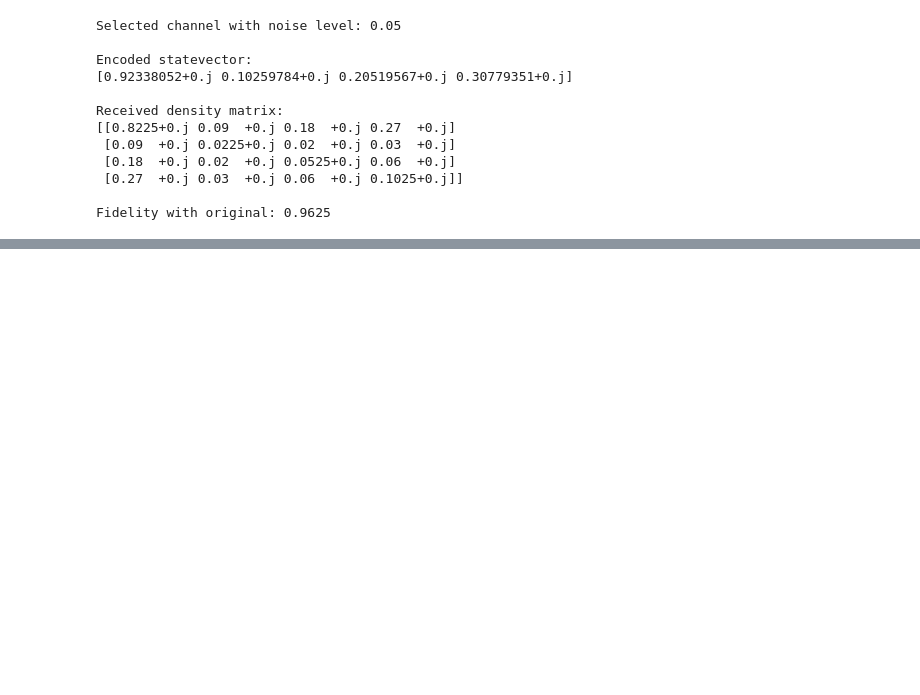
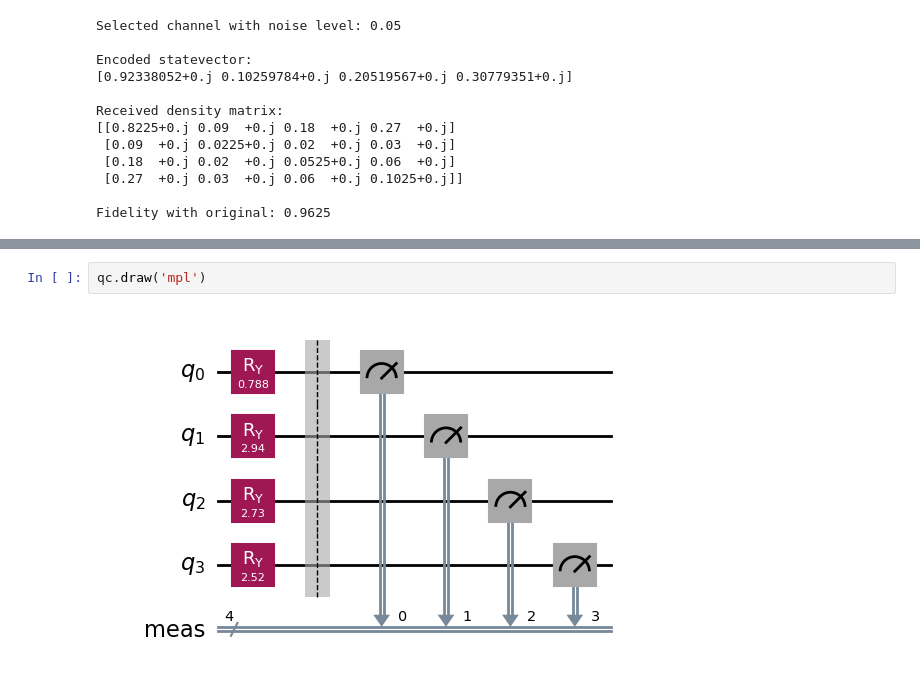
Before and after one commit to Prakash-Sankalan/Q-Semantic_Communication, a Jupyter notebook: QSG_Qsemantic.ipynb, the cells around one changed output, grey strips where cells are left out. Drawn from its saved outputs; the diff is of its cells as text; blank space fills up the shorter version.

```diff
--- a/QSG_Qsemantic.ipynb
+++ b/QSG_Qsemantic.ipynb
@@ -592,0 +946,4 @@ Fidelity with original state: 0.9531
+# %%
+qc.draw('mpl')
+# %% [output]
+[figure, added]
```
Also changed, not shown: parts of 22 cells of this notebook.
